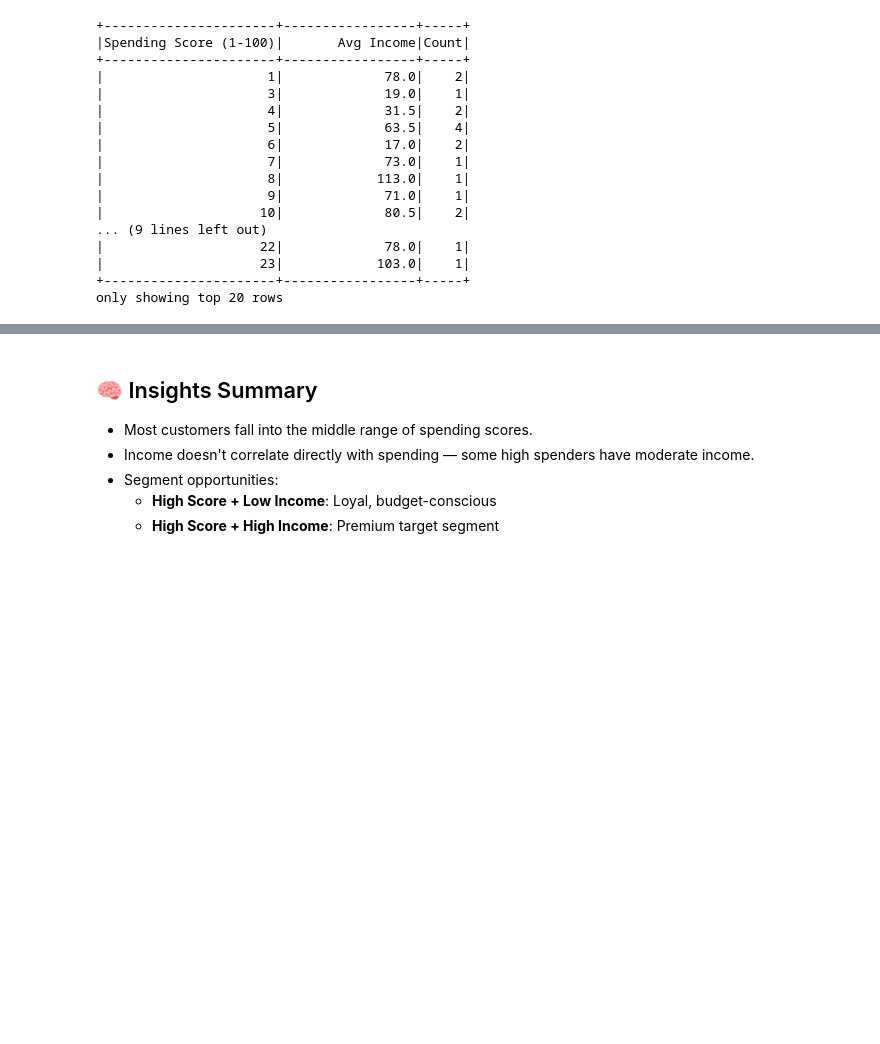
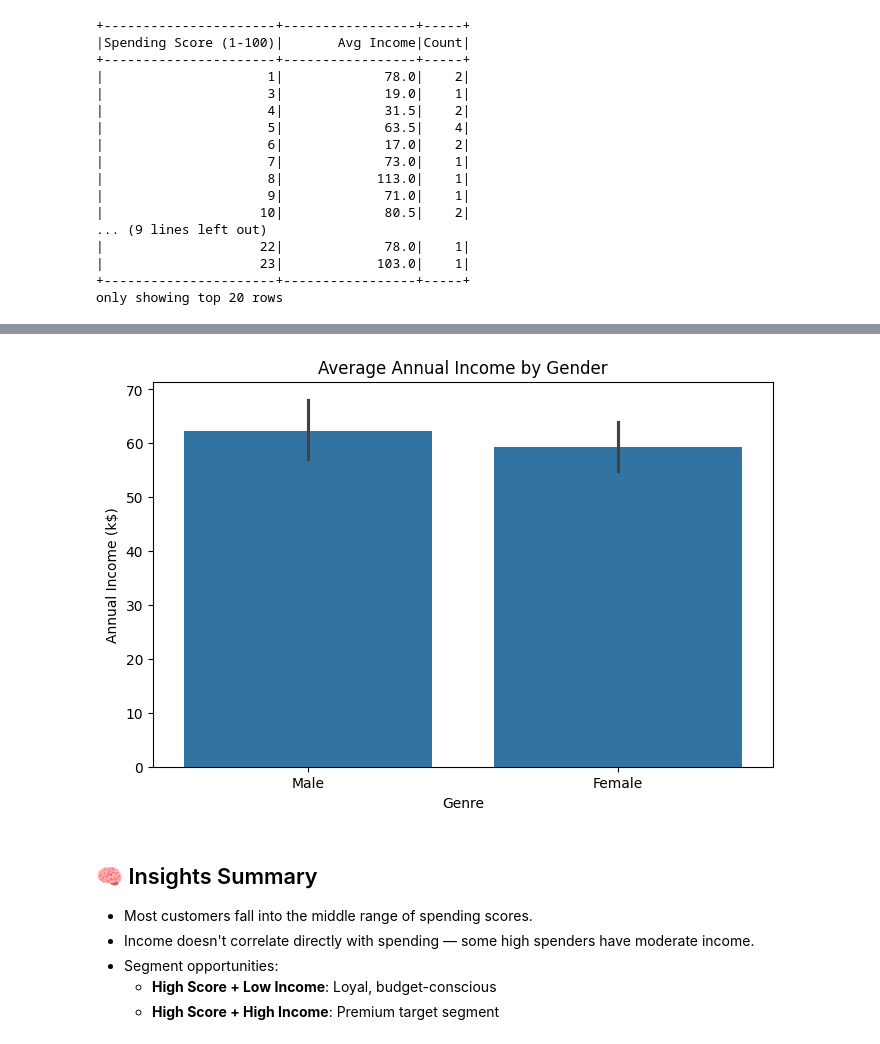
Before and after one commit to hamedkarimi3/mall-costomers, a Jupyter notebook: notebooks/analysis.ipynb, the cells around one changed output, grey strips where cells are left out. Cells and saved outputs as stored; diff of their text form; code cells hidden in the pictures; blank space fills up the shorter version.

```diff
--- a/notebooks/analysis.ipynb
+++ b/notebooks/analysis.ipynb
@@ -94,3 +126,8 @@ df.groupBy("Spending Score (1-100)") \
 |                    23|            103.0|    1|
 +----------------------+-----------------+-----+
 only showing top 20 rows
+# %%
+# 🛠️ 5. Optional: Convert to Pandas for plotting
+%pip install pandas
+
+pandas_df = df.toPandas()
@@ -96,0 +152,15 @@ only showing top 20 rows
+# %%
+# Install matplotlib and seaborn if not already installed
+%pip install matplotlib
+%pip install seaborn
+
+# Import necessary libraries
+import matplotlib.pyplot as plt
+import seaborn as sns
+
+# Plot the data
+plt.figure(figsize=(8,5))
+sns.barplot(data=pandas_df, x="Genre", y="Annual Income (k$)")
+plt.title("Average Annual Income by Gender")
+plt.show()
+# %% [output]
@@ -97,3 +184,4 @@ only showing top 20 rows
+[figure, added]
 # %% [markdown]
 ## 🧠 Insights Summary
 
```
Also changed, not shown: parts of 6 cells of this notebook.
